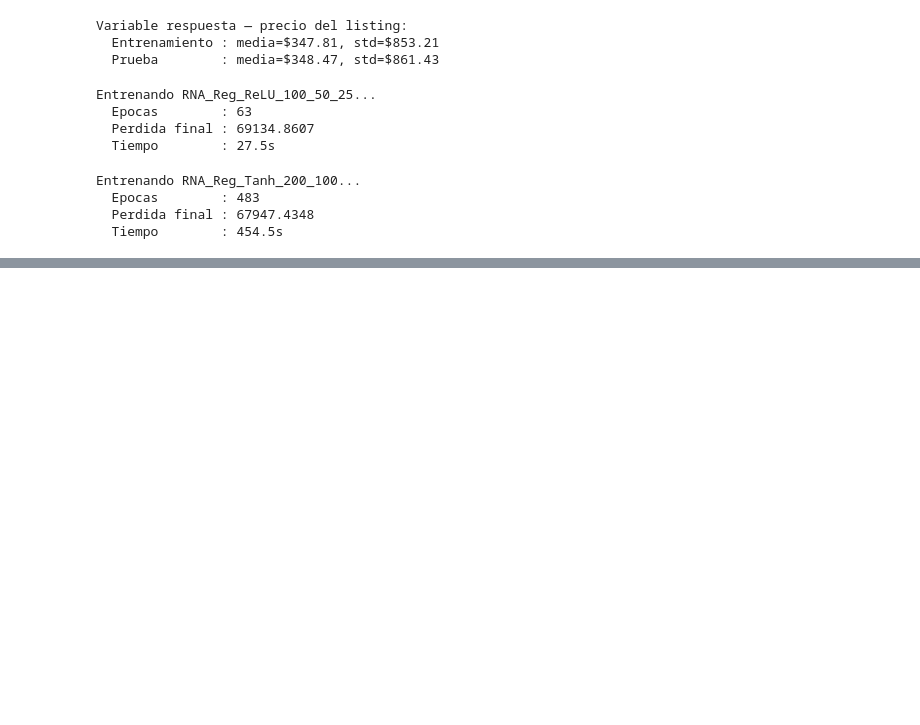
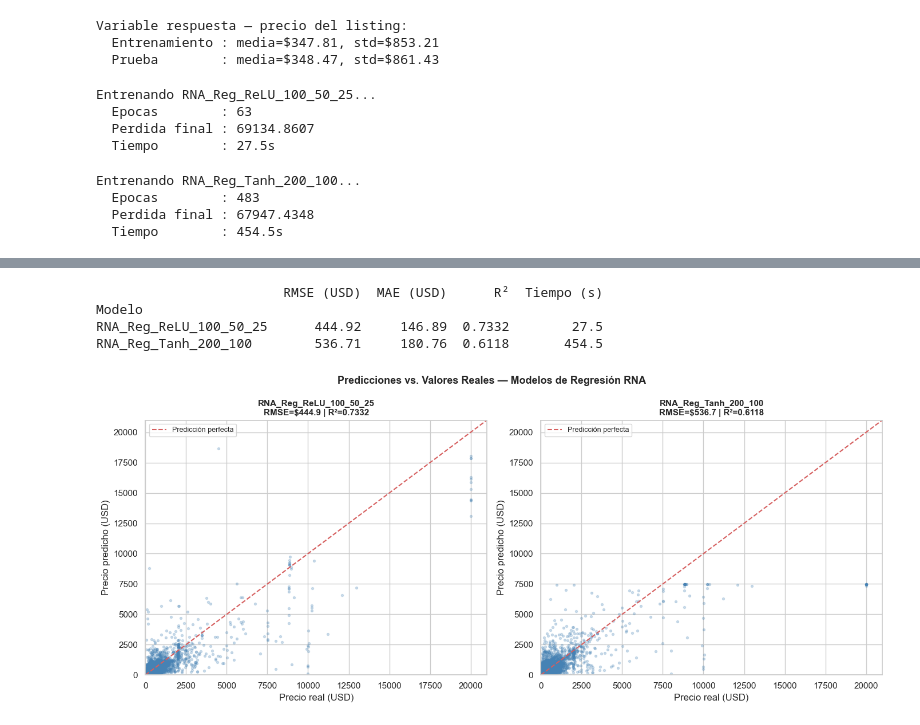
Before and after one commit to jcdiegolopez/MD-LAB09, a Jupyter notebook: main.ipynb, the cells around one changed output, grey strips where cells are left out. Saved outputs shown, nothing was run; the diff lists cells and outputs as text; code cells hidden in the pictures; blank space fills up the shorter version.

Commit message:
Actividad 11

```diff
--- a/main.ipynb
+++ b/main.ipynb
@@ -769,0 +779,51 @@ Entrenando RNA_Reg_Tanh_200_100...
+# %%
+# Actividad 11: Comparación de los dos modelos de regresión RNA
+y_pred_reg1 = pipe_reg1.predict(X_test)
+y_pred_reg2 = pipe_reg2.predict(X_test)
+
+def metricas_reg(nombre, y_true, y_pred, tiempo):
+    rmse = np.sqrt(mean_squared_error(y_true, y_pred))
+    mae  = mean_absolute_error(y_true, y_pred)
+    r2   = r2_score(y_true, y_pred)
+    return {
+        'Modelo':     nombre,
+        'RMSE (USD)': round(rmse, 2),
+        'MAE (USD)':  round(mae, 2),
+        'R²':         round(r2, 4),
+        'Tiempo (s)': round(tiempo, 1),
+    }
+
+df_reg_cmp = pd.DataFrame([
+    metricas_reg('RNA_Reg_ReLU_100_50_25', y_test_raw, y_pred_reg1, tiempo_reg1),
+    metricas_reg('RNA_Reg_Tanh_200_100',   y_test_raw, y_pred_reg2, tiempo_reg2),
+]).set_index('Modelo')
+print(df_reg_cmp.to_string())
+# %% [output]
+                        RMSE (USD)  MAE (USD)      R²  Tiempo (s)
+Modelo
+RNA_Reg_ReLU_100_50_25      444.92     146.89  0.7332        27.5
+RNA_Reg_Tanh_200_100        536.71     180.76  0.6118       454.5
+# %%
+# Gráfico: predicciones vs valores reales para ambos modelos
+fig, axes = plt.subplots(1, 2, figsize=(14, 6))
+
+for ax, y_pred, nombre in [
+    (axes[0], y_pred_reg1, 'RNA_Reg_ReLU_100_50_25'),
+    (axes[1], y_pred_reg2, 'RNA_Reg_Tanh_200_100'),
+]:
+    ax.scatter(y_test_raw, y_pred, alpha=0.25, s=8, color='steelblue')
+    lim = [0, y_test_raw.max() * 1.05]
+    ax.plot(lim, lim, 'r--', linewidth=1.5, label='Predicción perfecta')
+    ax.set_xlim(lim); ax.set_ylim(lim)
+    ax.set_xlabel('Precio real (USD)')
+    ax.set_ylabel('Precio predicho (USD)')
+    rmse = np.sqrt(mean_squared_error(y_test_raw, y_pred))
+    r2   = r2_score(y_test_raw, y_pred)
+    ax.set_title(f'{nombre}\nRMSE=${rmse:.1f} | R²={r2:.4f}', fontsize=11, fontweight='bold')
+    ax.legend(fontsize=9)
+
+plt.suptitle('Predicciones vs. Valores Reales — Modelos de Regresión RNA', fontsize=13, fontweight='bold')
+plt.tight_layout()
+plt.show()
+# %% [output]
+[figure, added]
```
Also changed, not shown: parts of 2 cells of this notebook, 1 other file.
